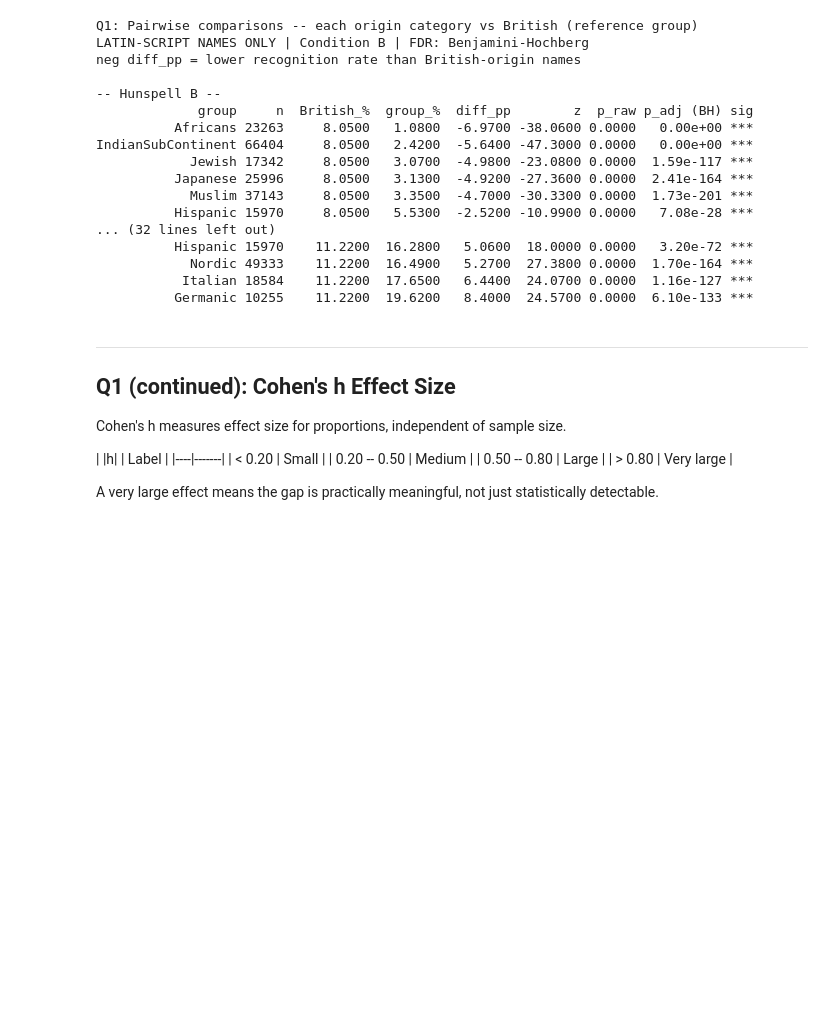
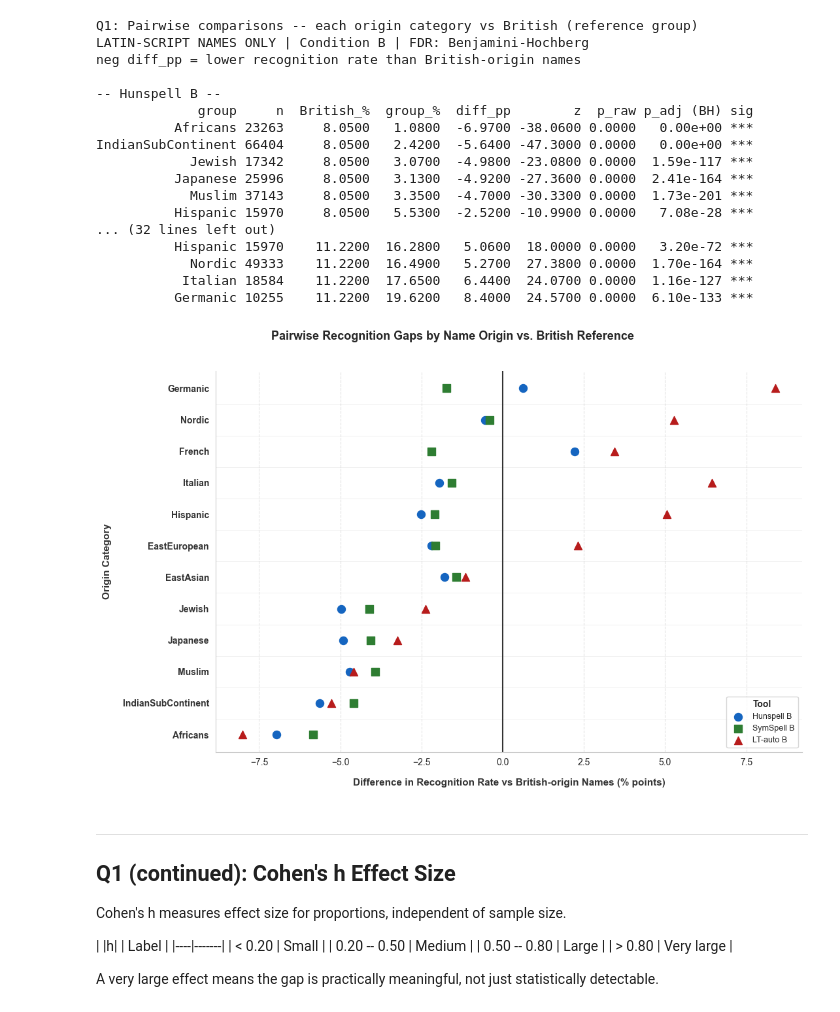
Before and after one commit to sarabrownxx/hons-project-spellcheck-bias, a Jupyter notebook: notebooks/08_bias_significance.ipynb, the cells around one changed output. Cells and saved outputs as stored; diff of their text form; code cells hidden in the pictures; blank space fills up the shorter version.

```diff
--- a/notebooks/08_bias_significance.ipynb
+++ b/notebooks/08_bias_significance.ipynb
@@ -709,6 +709,86 @@ IndianSubContinent 66404     8.0500   2.4200  -5.6400 -47.3000 0.0000   0.00e+00
             Nordic 49333    11.2200  16.4900   5.2700  27.3800 0.0000  1.70e-164 ***
            Italian 18584    11.2200  17.6500   6.4400  24.0700 0.0000  1.16e-127 ***
           Germanic 10255    11.2200  19.6200   8.4000  24.5700 0.0000  6.10e-133 ***
+# %%
+# Pairwise recognition gap vs British -- dot plot with BH-corrected significance
+import matplotlib.pyplot as plt
+import numpy as np
+
+eth_counts = df_latin_only["eth_short"].value_counts()
+valid_eth  = eth_counts[eth_counts >= 100].index
+eth_data   = df_latin_only[df_latin_only["eth_short"].isin(valid_eth)]
+
+PAIR_COLOURS = {"Hunspell B": "#1565c0", "SymSpell B": "#2e7d32", "LT-auto B": "#b71c1c"}
+PAIR_MARKERS = {"Hunspell B": "o", "SymSpell B": "s", "LT-auto B": "^"}
+
+pw_results = {}
+for col, label in COND_B:
+    pw = pairwise_vs_ref(eth_data, "eth_short", col, "British")
+    pw_results[label] = pw.set_index("group")
+
+# Order groups by mean diff_pp across tools (most penalised at top)
+mean_diff = pd.concat(
+    [pw_results[l]["diff_pp"].rename(l) for l in pw_results], axis=1
+).mean(axis=1)
+group_order = mean_diff.sort_values().index.tolist()
+y_pos = np.arange(len(group_order))
+
+# Check whether any non-significant results exist across all tools
+all_sig = all(
+    (pw_results[label]["sig"] != "ns").all()
+    for _, label in COND_B
+)
+
+fig, ax = plt.subplots(figsize=(11, 7), facecolor="white")
+ax.set_facecolor("white")
+
+for i, (col, label) in enumerate(COND_B):
+    pw = pw_results[label].reindex(group_order)
+
+    if all_sig:
+        # All results significant -- no need to distinguish, plot all filled
+        ax.scatter(pw["diff_pp"], y_pos,
+                   color=PAIR_COLOURS[label], marker=PAIR_MARKERS[label],
+                   s=75, label=label, zorder=3)
+    else:
+        sig_mask = pw["sig"] != "ns"
+        ax.scatter(pw["diff_pp"][sig_mask], y_pos[sig_mask.values],
+                   color=PAIR_COLOURS[label], marker=PAIR_MARKERS[label],
+                   s=75, label=label, zorder=3)
+        ax.scatter(pw["diff_pp"][~sig_mask], y_pos[(~sig_mask).values],
+                   facecolors="none", edgecolors=PAIR_COLOURS[label],
+                   marker=PAIR_MARKERS[label],
+                   s=75, linewidths=1.5, zorder=3)
+
+ax.axvline(0, color="#333333", linewidth=1.5, zorder=2)
+for y in range(len(group_order) - 1):
+    ax.axhline(y + 0.5, color="#bdbdbd", linestyle="-", linewidth=0.5, alpha=0.3, zorder=0)
+
+ax.set_yticks(y_pos)
+ax.set_yticklabels(group_order, fontweight="bold", color="#333333")
+ax.set_xlabel("Difference in Recognition Rate vs British-origin Names (% points)", fontweight="bold", fontsize=11, color="#333333", labelpad=12)
+ax.set_ylabel("Origin Category", fontweight="bold", fontsize=11, color="#333333", labelpad=12)
+ax.grid(True, axis="x", which="major", linestyle="--", alpha=0.4, color="#bdbdbd")
+ax.grid(False, axis="y")
+
+subtitle = (
+    "Condition B, Latin-script names only | All comparisons significant (BH-corrected p < 0.05)"
+    if all_sig else
+    "Condition B, Latin-script names only | Filled = significant (BH-corrected p < 0.05), Open = ns"
+)
+fig.suptitle(
+    f"Pairwise Recognition Gaps by Name Origin vs. British Reference",
+    fontsize=13, fontweight="bold", y=1.02
+)
+legend = ax.legend(title="Tool", loc="lower right", fontsize=9, frameon=True)
+legend.get_title().set_fontweight("bold")
+for spine in ["top", "right"]:
+    ax.spines[spine].set_visible(False)
+plt.tight_layout()
+plt.savefig('pairwise_british_comp.png', dpi=300, bbox_inches='tight')
+plt.show()
+# %% [output]
+[figure, added]
 # %% [markdown]
 ---
 ## Q1 (continued): Cohen's h Effect Size
```
Also changed, not shown: parts of 19 cells of this notebook, 1 other file.
